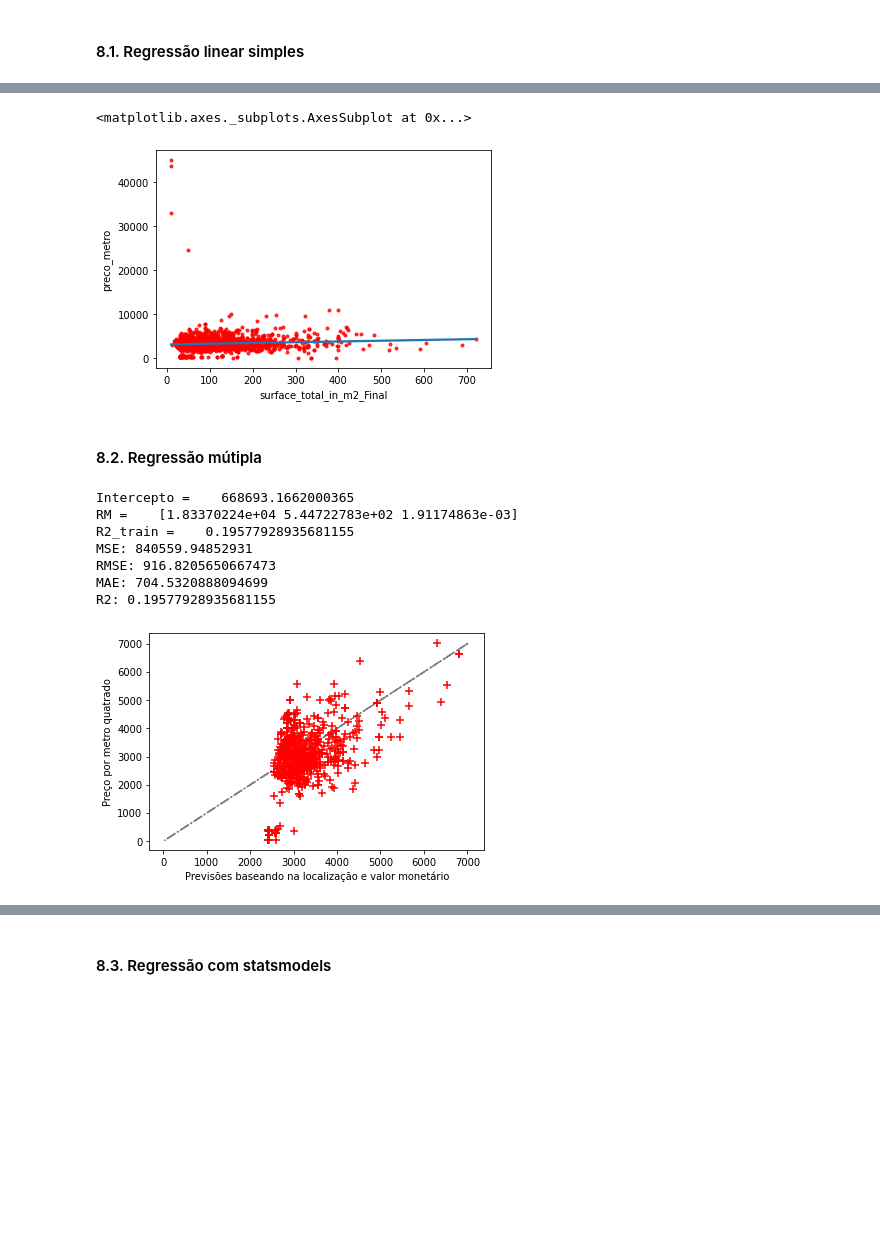
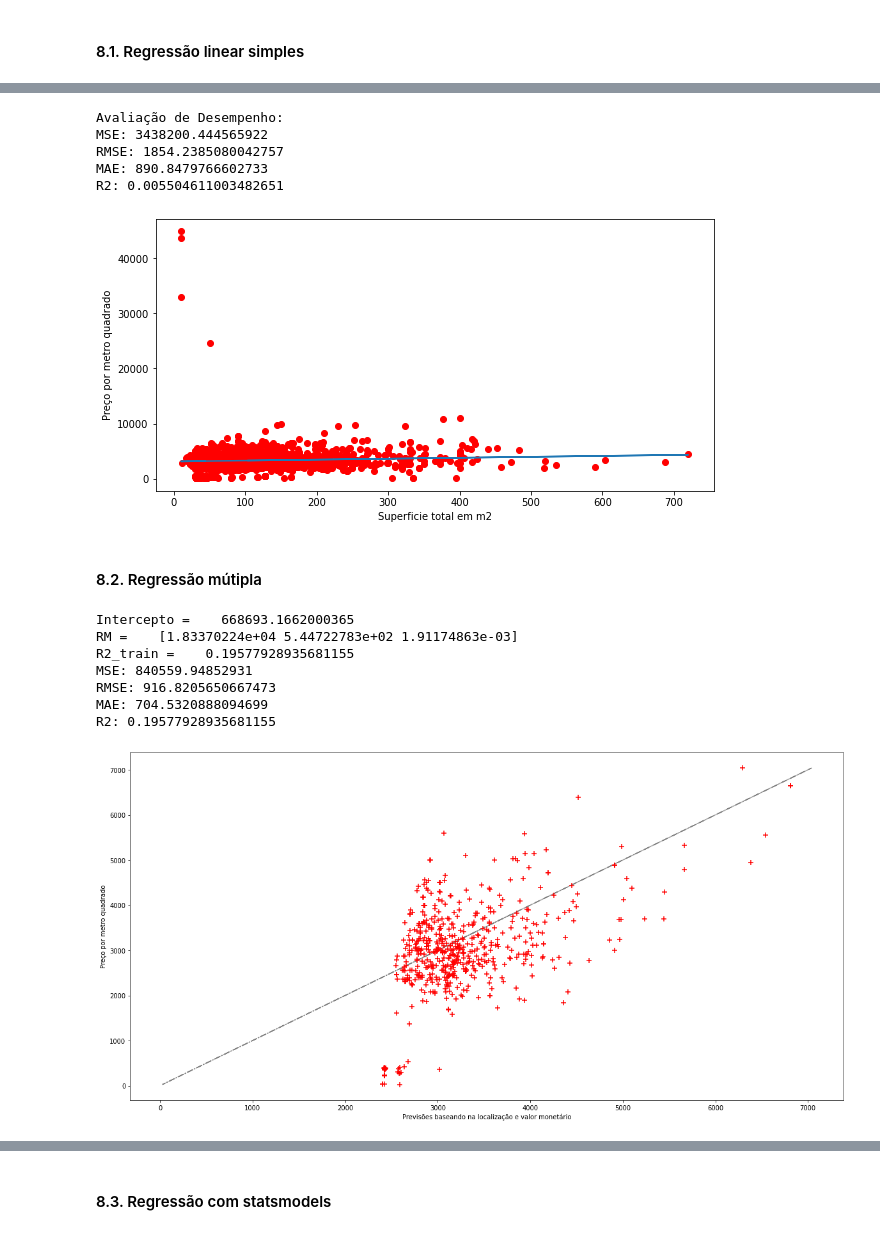
Before and after one commit to lidiambsouza/price_properties, a Jupyter notebook: price_properties.ipynb, the cells around one changed output, grey strips where cells are left out. Drawn from its saved outputs; the diff is of its cells as text; code cells hidden in the pictures; blank space fills up the shorter version.

```diff
--- a/price_properties.ipynb
+++ b/price_properties.ipynb
@@ -699,14 +727,40 @@ plt.ylim(top=1500000)
 # %%
-sns.regplot(data = dfApartament,
-           x = "surface_total_in_m2_Final",
-           y = "preco_metro",
-            order = 1,
-            ci = None,
-            scatter_kws = {'color':'r','s':9}
-           )
+dadosApartment = ["preco_metro",'surface_total_in_m2_Final']
+dfAp = dfApartament[dadosApartment]
+
+eixo_x = dfAp.iloc[:,1].values
+eixo_y = dfAp.iloc[:,0].values
+
+#Tranformando os dados em matriz
+eixo_x = eixo_x.reshape(-1, 1)
+eixo_y = eixo_y.reshape(-1, 1)
+
+from sklearn.linear_model import LinearRegression
+funcao_Regressao = LinearRegression()
+funcao_Regressao.fit( eixo_x, eixo_y )
+y_est = funcao_Regressao.predict(eixo_x)
+
+plt.figure(figsize = (10,5))
+plt.scatter(eixo_x, eixo_y, color='red' )
+plt.plot( eixo_x, y_est)
+
+plt.xlabel('Superficie total em m2')
+plt.ylabel('Preço por metro quadrado')
+
+#Avaliando desempemho
+print ("Avaliação de Desempenho:")
+previsoes = y_est
+print ("MSE:", metrics.mean_squared_error(eixo_y, previsoes))
+print ("RMSE:",np.sqrt(metrics.mean_squared_error(eixo_y, previsoes)) )
+print ('MAE:', metrics.mean_absolute_error(eixo_y, previsoes))
+print ('R2:', metrics.r2_score(eixo_y, previsoes))
 # %% [output]
-<matplotlib.axes._subplots.AxesSubplot at 0x...>
+Avaliação de Desempenho:
+MSE: 3438200.444565922
+RMSE: 1854.2385080042757
+MAE: 890.8479766602733
+R2: 0.005504611003482651
-[figure, old version]
+[figure, new version]
 # %% [markdown]
 <h4>8.2. Regressão mútipla</h4>
 # %%
@@ -727,11 +781,8 @@ def sum_mod(model, X, y):
                 )
     print(a)
 # %%
-from sklearn.model_selection import train_test_split
-from sklearn.linear_model import LinearRegression
-from sklearn import metrics
-
 def grafico(y,predictions):
+    plt.figure(figsize = (20,10))
     plt.plot(y,
          y,
          '-.',
@@ -747,7 +798,7 @@ def grafico(y,predictions):
            )
 
     plt.xlabel("Previsões baseando na localização e valor monetário")
-    plt.ylabel("Preço por metro quatrado")
+    plt.ylabel("Preço por metro quadrado")
     plt.show()
 
 def info(model,X, y, predictions):
@@ -785,4 +836,4 @@ MSE: 840559.94852931
 RMSE: 916.8205650667473
 MAE: 704.5320888094699
 R2: 0.19577928935681155
-[figure, old version]
+[figure, new version]
```
Also changed, not shown: parts of 12 cells of this notebook.
